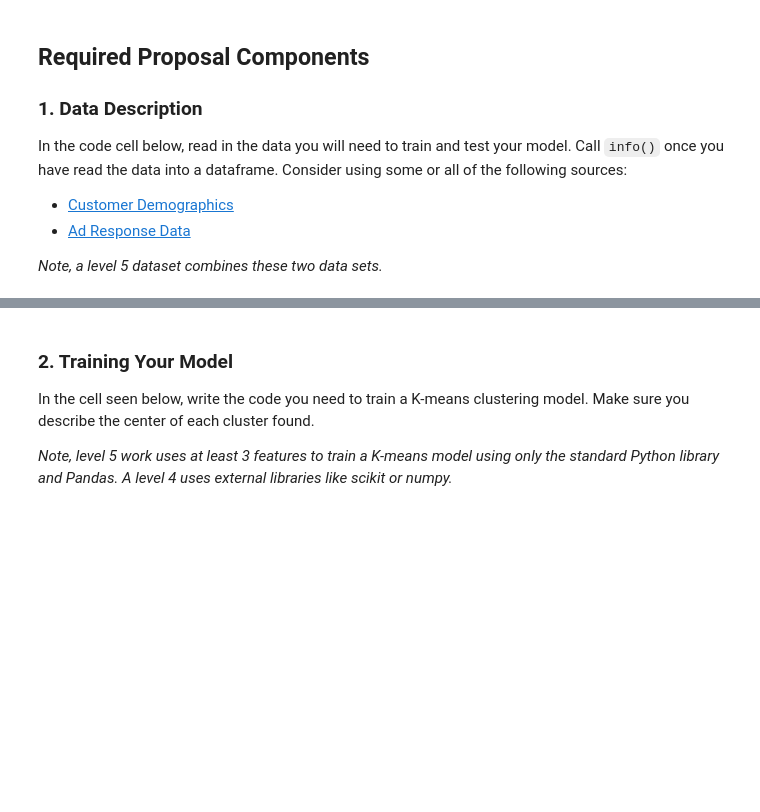
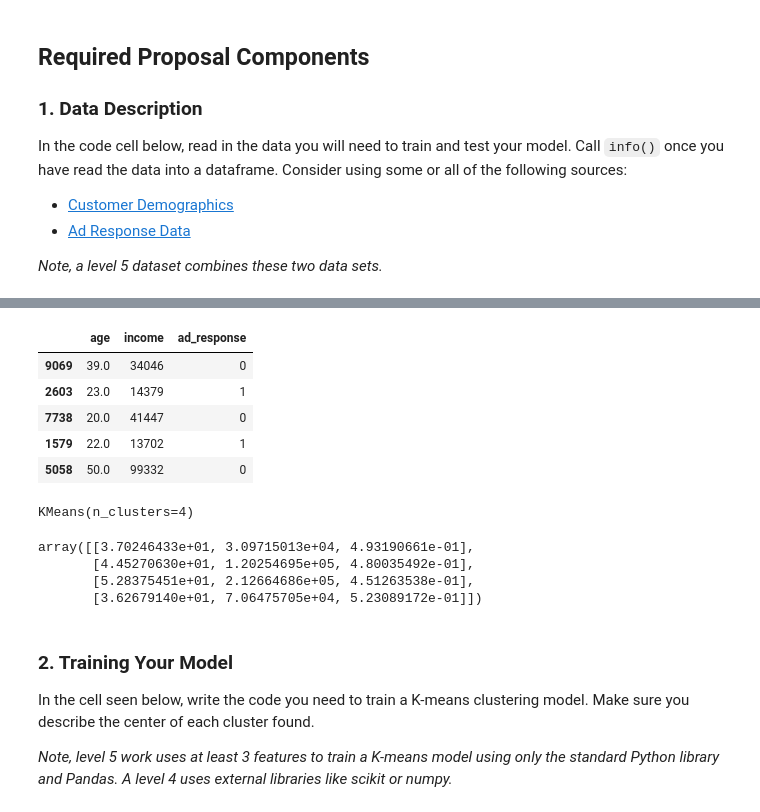
Before and after one commit to Rain0rShine/ML, a Jupyter notebook: RFP_2_Template.ipynb, the cells around one changed output, grey strips where cells are left out. Cells and saved outputs as stored; diff of their text form; code cells hidden in the pictures; blank space fills up the shorter version.

```diff
--- a/RFP_2_Template.ipynb
+++ b/RFP_2_Template.ipynb
@@ -55,3 +80,27 @@ df.head()
+# %%
+from sklearn.model_selection import train_test_split
+train_df, _ = train_test_split(df, test_size=0.3, random_state=42)
+train_df = train_df[["age", "income", "ad_response"]]
+train_df.head()
+# %% [output]
+|  | age | income | ad_response |
+| 9069 | 39.0 | 34046 | 0 |
+| 2603 | 23.0 | 14379 | 1 |
+| 7738 | 20.0 | 41447 | 0 |
+| 1579 | 22.0 | 13702 | 1 |
+| 5058 | 50.0 | 99332 | 0 |
+# %%
+model = KMeans(n_clusters=4)
+model.fit(train_df)
+# %% [output]
+KMeans(n_clusters=4)
+# %%
+model.cluster_centers_
+# %% [output]
+array([[3.70246433e+01, 3.09715013e+04, 4.93190661e-01],
+       [4.45270630e+01, 1.20254695e+05, 4.80035492e-01],
+       [5.28375451e+01, 2.12664686e+05, 4.51263538e-01],
+       [3.62679140e+01, 7.06475705e+04, 5.23089172e-01]])
 # %% [markdown]
 ### 2. Training Your Model
 In the cell seen below, write the code you need to train a K-means clustering model. Make sure you describe the center of each cluster found.
```
Also changed, not shown: parts of 9 cells of this notebook, 2 other files.
